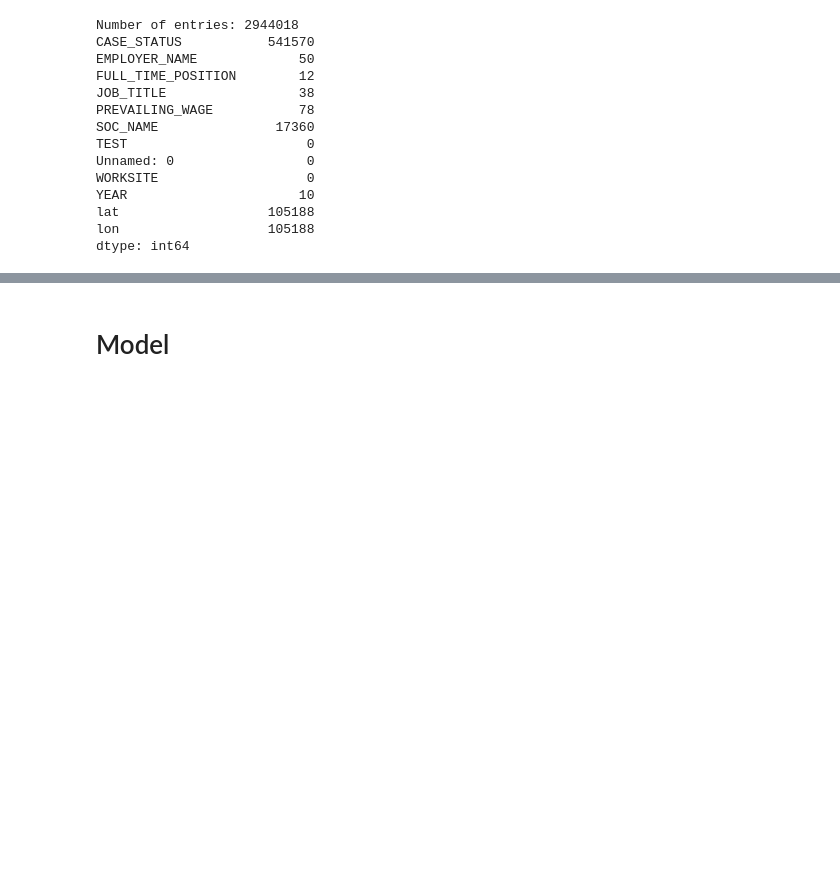
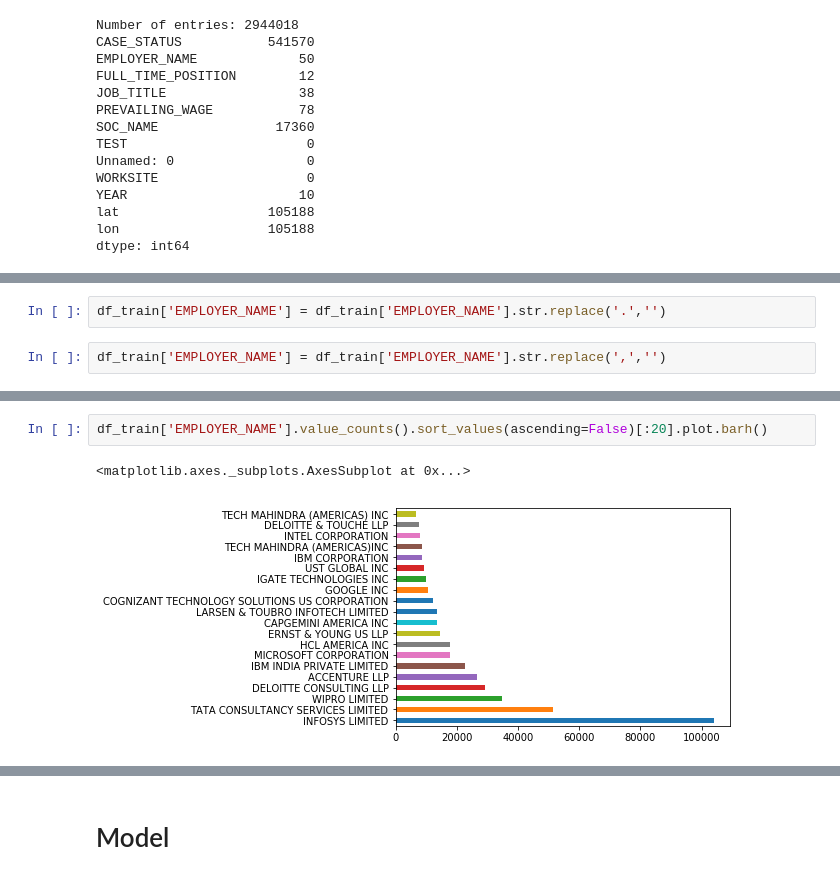
Before and after one commit to entiff/H1B-visa-classification, a Jupyter notebook: BOAZ Mini Project-teahee.ipynb, the cells around one changed output, grey strips where cells are left out. Drawn from its saved outputs; the diff is of its cells as text; blank space fills up the shorter version.

```diff
--- a/BOAZ Mini Project-teahee.ipynb
+++ b/BOAZ Mini Project-teahee.ipynb
@@ -345,0 +263,4 @@ cer_de2.sort_values('Certified_rate',ascending=True)[['EMPLOYER_NAME','Certified
+# %%
+df_train['EMPLOYER_NAME'] = df_train['EMPLOYER_NAME'].str.replace('.','')
+# %%
+df_train['EMPLOYER_NAME'] = df_train['EMPLOYER_NAME'].str.replace(',','')
@@ -345,0 +285,5 @@ cer_de2.sort_values('Certified_rate',ascending=True)[['EMPLOYER_NAME','Certified
+# %%
+df_train['EMPLOYER_NAME'].value_counts().sort_values(ascending=False)[:20].plot.barh()
+# %% [output]
+<matplotlib.axes._subplots.AxesSubplot at 0x...>
+[figure, added]
```
Also changed, not shown: parts of 213 cells of this notebook, 1 other file.
